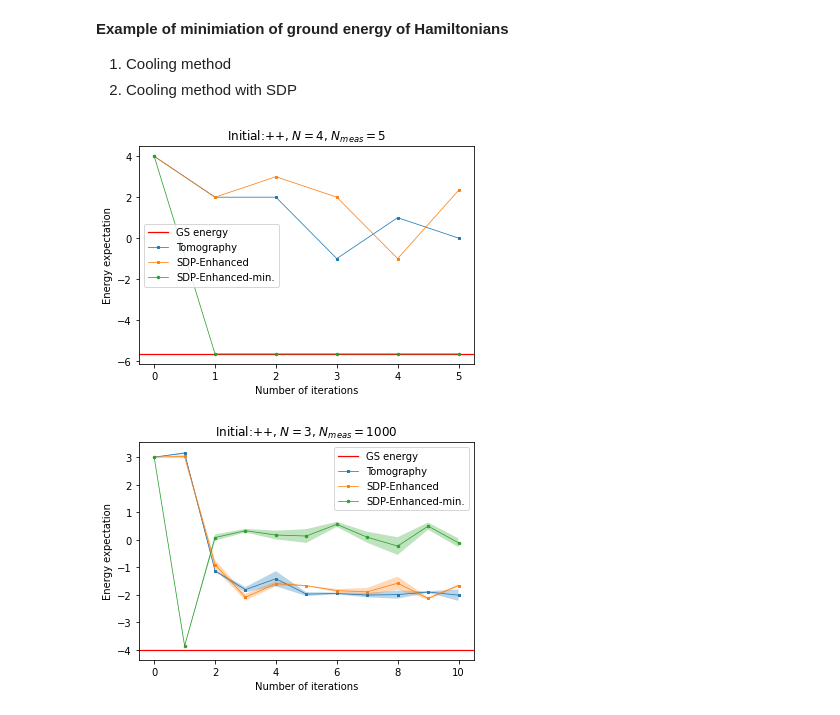
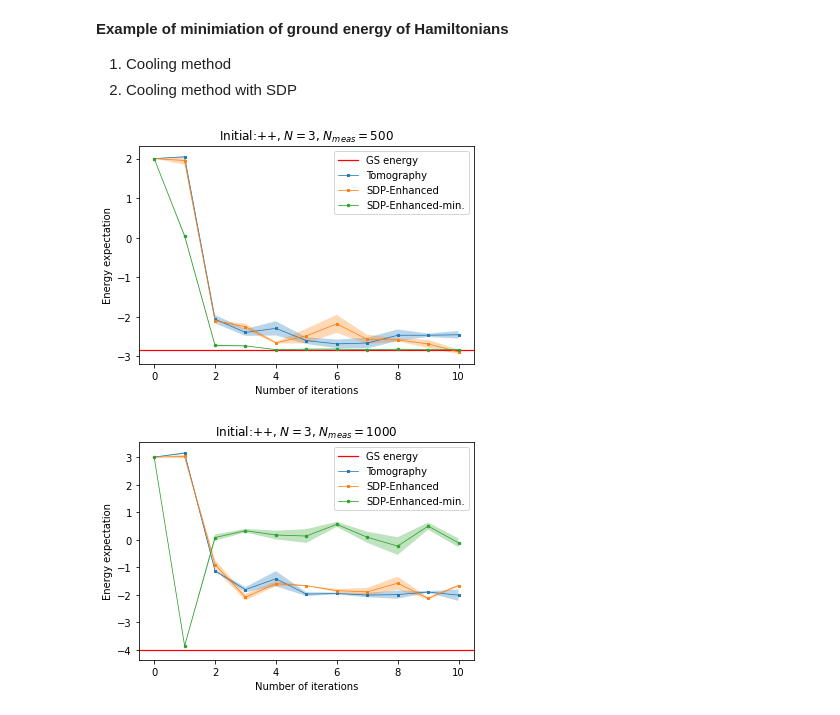
Before and after one commit to ZheruiWANG/SDP-for-VQE, a Jupyter notebook: More-Qubit Pro v3.0/algorithmic_cooling_final.ipynb, the cells around one changed output. Drawn from its saved outputs; the diff is of its cells as text; code cells hidden in the pictures.

```diff
--- a/More-Qubit Pro v3.0/algorithmic_cooling_final.ipynb
+++ b/More-Qubit Pro v3.0/algorithmic_cooling_final.ipynb
@@ -158,7 +158,8 @@ def get_all_relevant_indices(h_set, H_global_list):
 
     for h in h_set:
         for H in H_global_list:
-            tmp = pauli_commutator(h, H)
+            cleaned_H = H.replace('-', '')
+            tmp = pauli_commutator(h, cleaned_H)
             if tmp != 0:
                 relevant_index = get_reduced_pauli_strings(tmp[1])
                 set_of_indices.add(tuple(relevant_index))
@@ -260,7 +261,8 @@ def find_h_best(dm_dict, h_set, H_global_list, N, M, K):
         # Compute commutator [h,H]
         commutator_1st_list = [] # [h,H]
         for H in H_global_list:
-            tmp = pauli_commutator(h, H)
+            cleaned_H = H.replace('-', '')
+            tmp = pauli_commutator(h, cleaned_H)
             if tmp != 0:
                 commutator_1st_list.append(tmp)
 
@@ -665,8 +667,11 @@ def algorithmic_cooling(input_state, N_opt, N_meas,
     '''
     # Get the energy of the initial input state
     E = 0
-    for pauli_basis in H_global_list:
-        E = E + input_state.expectation_value(oper=Pauli(pauli_basis), qargs=None)
+    for pauli_str in H_global_list:
+        num_negatives = pauli_str.count('-')
+        phase = (-1) ** num_negatives
+        cleaned_pauli_string = pauli_str.replace('-', '')
+        E = E + phase*input_state.expectation_value(oper=Pauli(cleaned_pauli_string), qargs=None)
 
     # Define lists for saving the results
     expH_dm_iter = [E]
@@ -868,39 +873,39 @@ def main(initial_guess, N_opt, N_meas, num_of_shots,
     return avg_expH, std_expH, avg_expH_enhanced, std_expH_enhanced, avg_expH_enhanced_SDPvalue, std_expH_enhanced_SDPvalue, ground_state_energy
 # %%
 H_local_list = ['XX','YY'] # Pauli string representation of the local Hamiltonian of subsystems
-model_type = 'closed'
+model_type = 'open'
 M = 2 # Number of qubits of subsystems
 G = 3 # Number of qubits of partial global system (C1)
 
-N_opt = 5 # Number of iterations of cooling
-num_of_shots = 1 # Number of experiments we do
+N_opt = 10 # Number of iterations of cooling
+num_of_shots = 2 # Number of experiments we do
 
 data = []
-for N in [4]: # Number of qubits of the entire system
-    for N_meas in [5]: # Number of measurements in all basis each loop
+for N in [3]: # Number of qubits of the entire system
+    for N_meas in [500]: # Number of measurements in all basis each loop
         for initial_guess in ['++']:
             avg_expH, std_expH, avg_expH_enhanced, std_expH_enhanced, avg_expH_enhanced_SDPvalue, std_expH_enhanced_SDPvalue, ground_state_energy = main(initial_guess, N_opt, N_meas, num_of_shots,
                                                                                                                                                 N, M, G, H_local_list, model_type)
             for i in list(range(N_opt+1)):
                 # Save data to Panda DataFrame
                 df = {
                     'N_opt': i,
                     'avg_expH': avg_expH[i],
                     'std_expH': std_expH[i],
                     'avg_expH_enhanced': avg_expH_enhanced[i],
                     'std_expH_enhanced': std_expH_enhanced[i],
                     'avg_expH_enhanced_SDPvalue': avg_expH_enhanced_SDPvalue[i],
                     'std_expH_enhanced_SDPvalue': std_expH_enhanced_SDPvalue[i],
                     'N': N,
                     'N_meas': N_meas,
                     'Initial_state': initial_guess
                 }
                 data.append(df)
 
 df = pd.DataFrame(data)
 df.to_csv('experiment_data.csv', index=False) # Save the DataFrame to a CSV file
 # %% [output]
-[figure, old version]
+[figure, new version]
 # %%
 H_local_list = ['XX','YY'] # Pauli string representation of the local Hamiltonian of subsystems
 model_type = 'closed'
```
Also changed, not shown: parts of 6 cells of this notebook, 58 other files.
